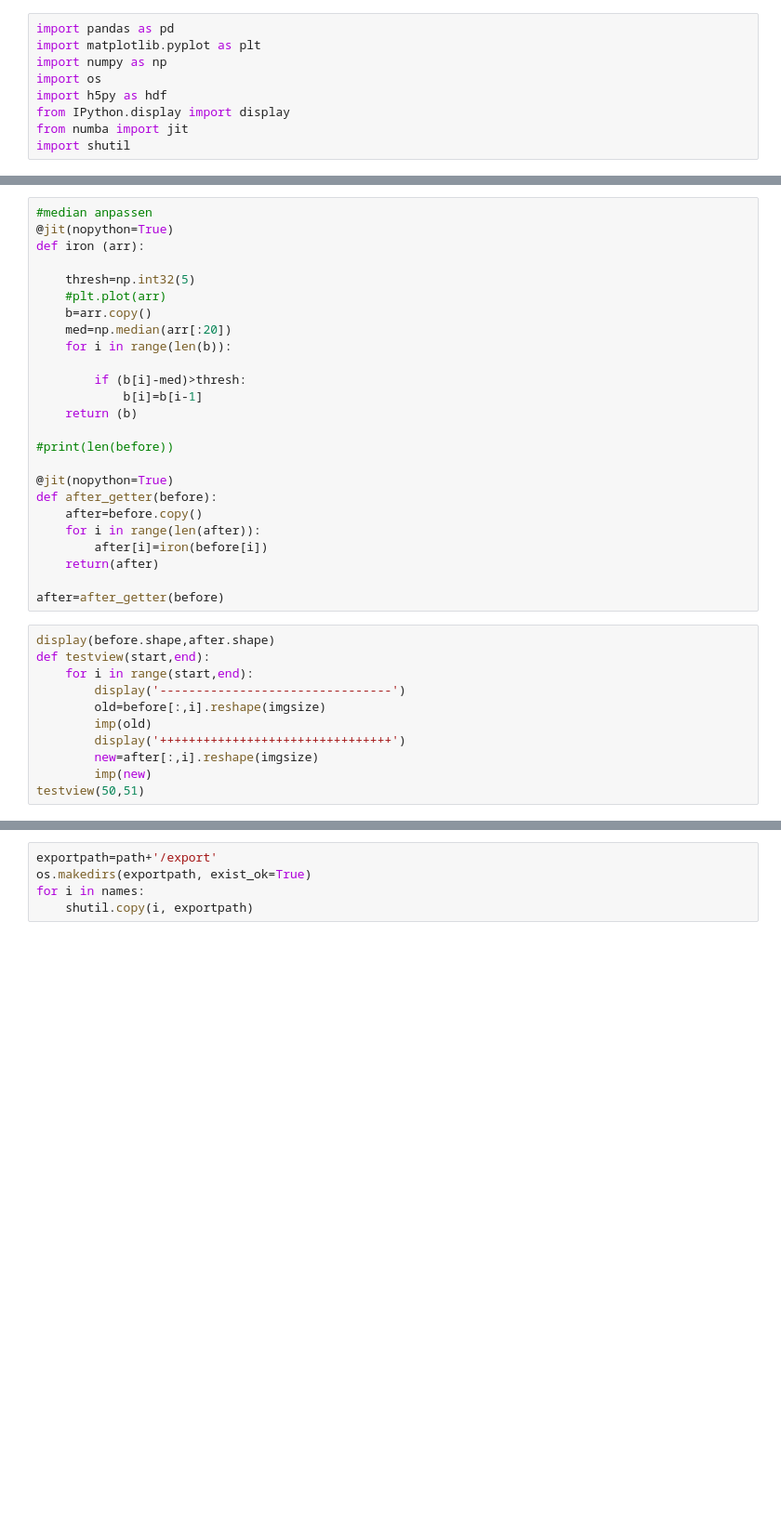
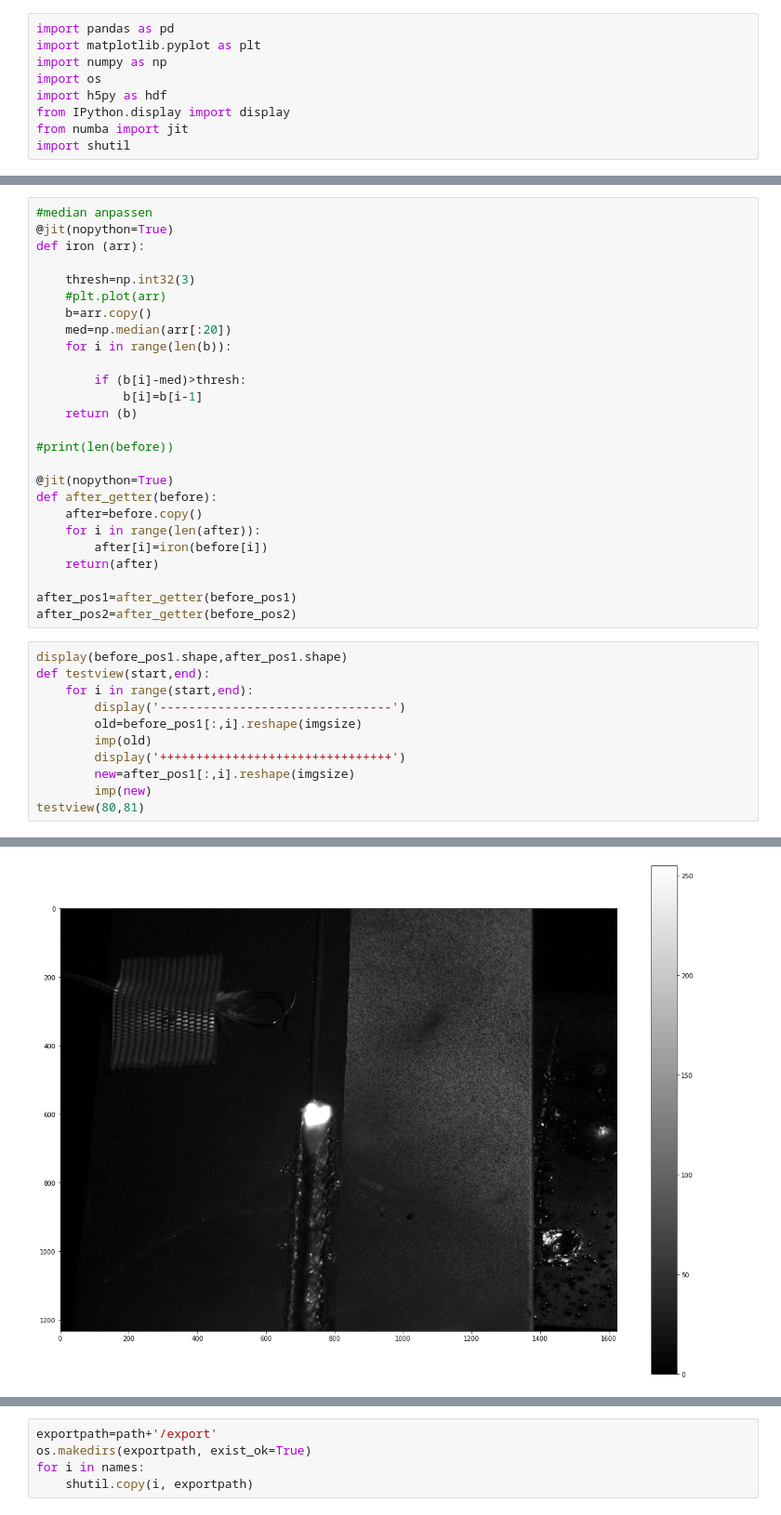
Before and after one commit to KMDE-10/DIC, a Jupyter notebook: XRAY.ipynb, the cells around one changed output, grey strips where cells are left out. Shown at 93% size. Cells and saved outputs as stored; diff of their text form; blank space fills up the shorter version.

```diff
--- a/XRAY.ipynb
+++ b/XRAY.ipynb
@@ -69,7 +104,7 @@ display(before.shape)
 @jit(nopython=True)
 def iron (arr):
 
-    thresh=np.int32(5)
+    thresh=np.int32(3)
     #plt.plot(arr)
     b=arr.copy()
     med=np.median(arr[:20])
@@ -88,15 +123,17 @@ def after_getter(before):
         after[i]=iron(before[i])
     return(after)
 
-after=after_getter(before)
+after_pos1=after_getter(before_pos1)
+after_pos2=after_getter(before_pos2)
 # %%
-display(before.shape,after.shape)
+display(before_pos1.shape,after_pos1.shape)
 def testview(start,end):
     for i in range(start,end):
         display('--------------------------------')
-        old=before[:,i].reshape(imgsize)
+        old=before_pos1[:,i].reshape(imgsize)
         imp(old)
         display('++++++++++++++++++++++++++++++++')
-        new=after[:,i].reshape(imgsize)
+        new=after_pos1[:,i].reshape(imgsize)
         imp(new)
-testview(50,51)
+testview(80,81)
+# %% [output]
@@ -102,0 +143 @@ testview(50,51)
+[figure, added]
```
Also changed, not shown: parts of 13 cells of this notebook.
